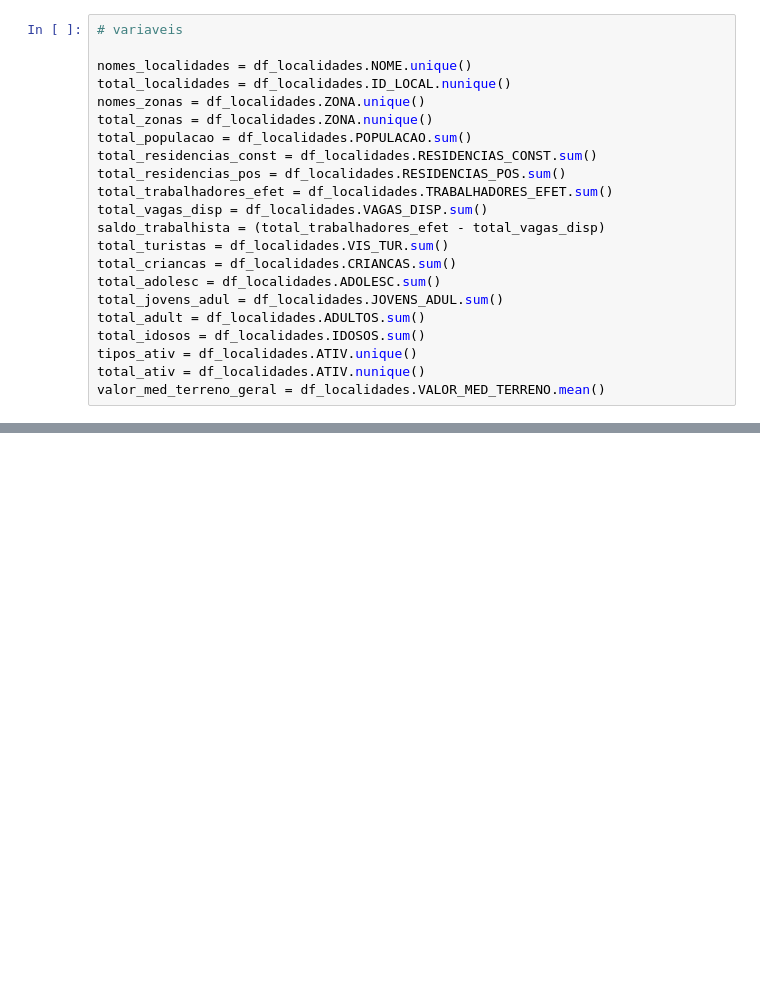
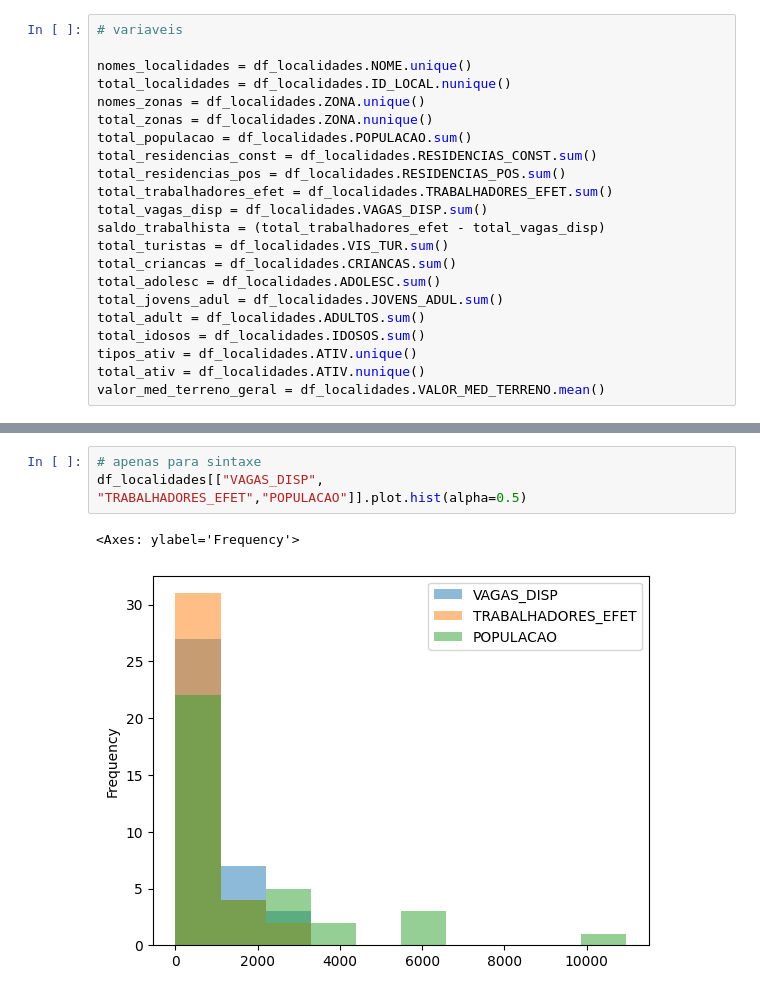
Before and after one commit to thiagodacosta85/WebSys_Virtualha, a Jupyter notebook: dataAnalysis/pythonScripts/localidades/analise_localidades.ipynb, the cells around one changed output, grey strips where cells are left out. Cells and saved outputs as stored; diff of their text form; blank space fills up the shorter version.

```diff
--- a/dataAnalysis/pythonScripts/localidades/analise_localidades.ipynb
+++ b/dataAnalysis/pythonScripts/localidades/analise_localidades.ipynb
@@ -119,0 +116,6 @@ df_atividades
+# %%
+# apenas para sintaxe
+df_localidades[["VAGAS_DISP", "TRABALHADORES_EFET","POPULACAO"]].plot.hist(alpha=0.5)
+# %% [output]
+<Axes: ylabel='Frequency'>
+[figure, added]
```
Also changed, not shown: parts of 14 cells of this notebook.
